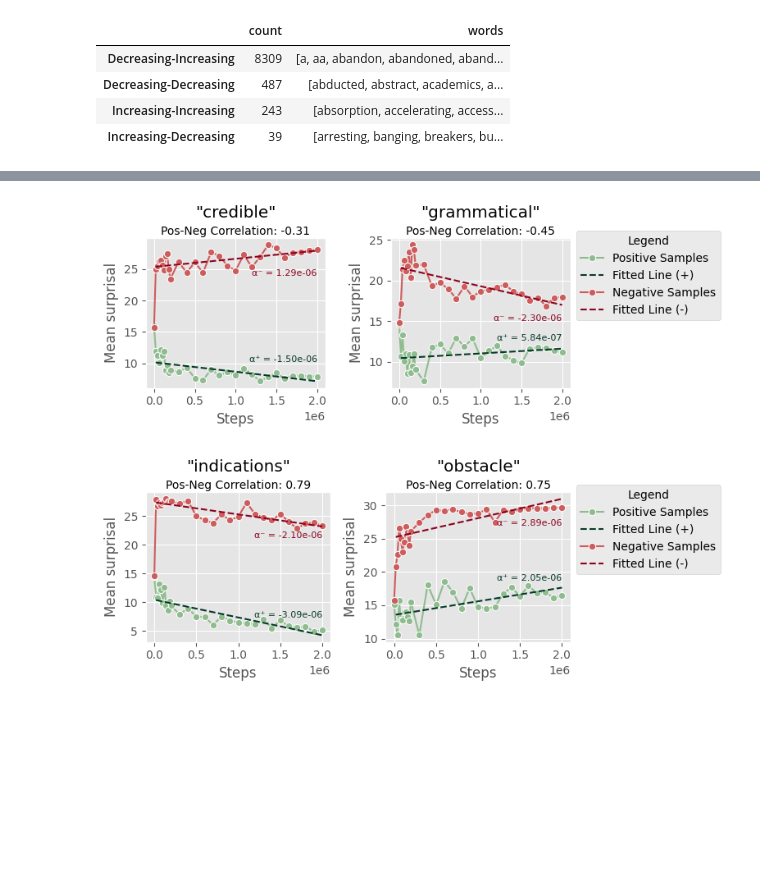
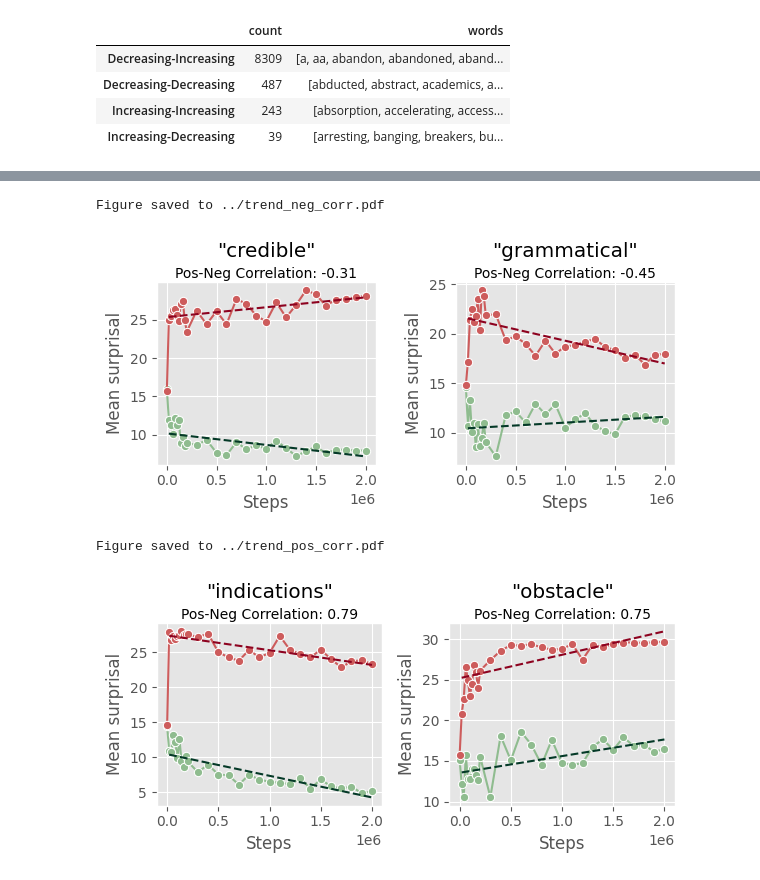
Before and after one commit to NazaninShafiabadi/antisurprisal, a Jupyter notebook: src/indiv_surprisal_analysis.ipynb, the cells around one changed output, grey strips where cells are left out. Saved outputs shown, nothing was run; the diff lists cells and outputs as text; code cells hidden in the pictures; blank space fills up the shorter version.

```diff
--- a/src/indiv_surprisal_analysis.ipynb
+++ b/src/indiv_surprisal_analysis.ipynb
@@ -46,12 +35,12 @@ def trend_categories(df, first_step=True):
 
     return categories
 # %%
-path = '../results/lexique_results/indiv_surprisals_full.tsv'
+path = '../results/indiv_surprisals_full.tsv'
 indiv_surprisals = pd.read_csv(path, delimiter='\t')
 
 indiv_surprisals = indiv_surprisals.assign(
     MeanSurprisal=indiv_surprisals.groupby(['Steps', 'Token'])['Surprisal'].transform('mean'),
-    MeanNegSurprisal=indiv_surprisals.groupby(['Steps', 'Token'])['Antisurprisal'].transform('mean')
+    MeanNegSurprisal=indiv_surprisals.groupby(['Steps', 'Token'])['NegSurprisal'].transform('mean')
 )
 
 indiv_surprisals
@@ -162,13 +146,15 @@ categories_df
 # %%
 # Decreasing-Increasing: 'flesh'/'banned'/'regain'/'heating',
 # Increasing-Decreasing: 'comical'/'jewellery'/'outdoor'/'grammatical'
 # Decreasing-Decreasing: 'creature'/'indications'
 # Increasing-Increasing: 'neighbourhoods'/'silly'/'brow'/'predictions'/'obstacle'
 
 words = ['credible', 'grammatical']
-plot_surprisals(words, indiv_surprisals, show_error_interval=True, neg_samples=True, fit_line=True, first_step=False)
+plot_surprisals(words, indiv_surprisals, show_error_interval=True, neg_samples=True, fit_line=True, first_step=False, legend=False, save_as='../trend_neg_corr.pdf')
 words = ['indications', 'obstacle']
-plot_surprisals(words, indiv_surprisals, show_error_interval=True, neg_samples=True, fit_line=True, first_step=False)
+plot_surprisals(words, indiv_surprisals, show_error_interval=True, neg_samples=True, fit_line=True, first_step=False, legend=False, save_as='../trend_pos_corr.pdf')
 # %% [output]
+Figure saved to ../trend_neg_corr.pdf
-[figure, old version]
+[figure, new version]
+Figure saved to ../trend_pos_corr.pdf
-[figure, old version]
+[figure, new version]
```
Also changed, not shown: parts of 11 cells of this notebook, 5 other files.
